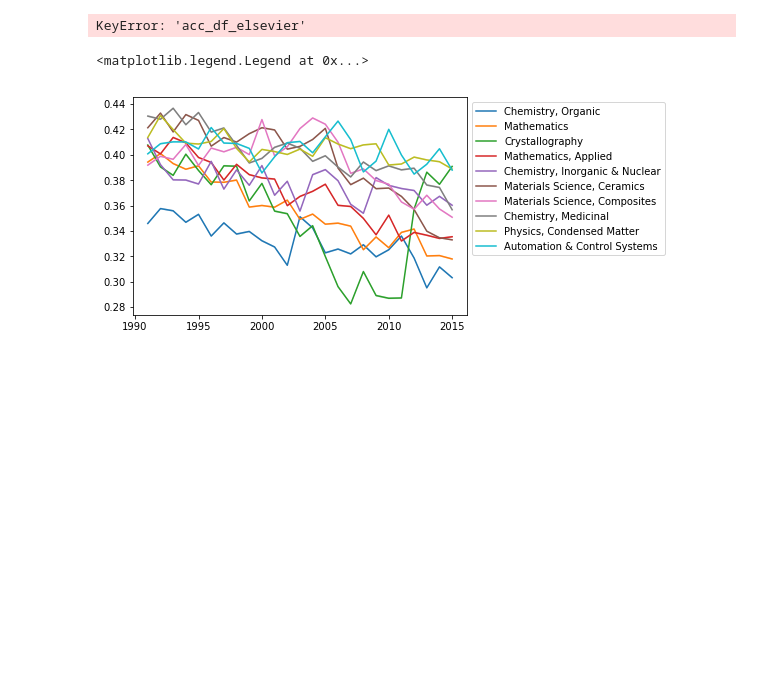
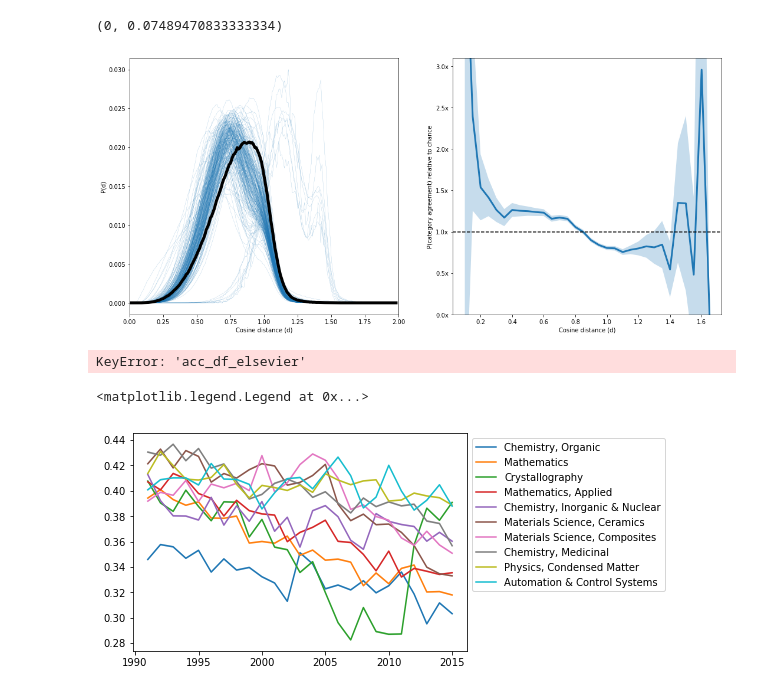
Before and after one commit to jlorince/wos-text-dynamics, a Jupyter notebook: notebooks/eval.ipynb, the cells around one changed output. Cells and saved outputs as stored; diff of their text form; code cells hidden in the pictures; blank space fills up the shorter version.

```diff
--- a/notebooks/eval.ipynb
+++ b/notebooks/eval.ipynb
@@ -140,3 +98,34 @@ plt.xlim(0,2)
+# %%
+fig,axes = plt.subplots(1,2,figsize=(18,8))
+ax = axes[0]
+bins = np.arange(0,2,.01)
+for r in range(251):
+    ax.plot(bins[:-1],cat_results_binned[r]/cat_results_binned[r].sum(),lw=.25,c=colors[0],alpha=0.5)
+
+vals = np.histogram(df.dist,bins=bins)[0]
+ax.plot(bins[:-1],vals/vals.sum(),lw=5,c='k',label='randomly sampled pairs')
+
+ax.set_xlabel('Cosine distance (d)')
+ax.set_ylabel('P(d)')
+ax.set_xlim(0,2)
+
+ax = axes[1]
+bins = np.arange(0,2,.05)
+m = df.groupby(np.digitize(df.dist,bins=bins)).agree.mean()
+ci = df.groupby(np.digitize(df.dist,bins=bins)).agree.apply(lambda x: 1.96 * np.std(x)/np.sqrt(len(x)))
+#fig,ax = plt.subplots(1,1,figsize=(12,8))
+x = bins[m.index]
+ax.plot(x,m.values,lw=3)#,marker='.',ms=10)
+ax.fill_between(x,m+ci,m-ci,alpha=.25)
+ax.set_xlabel('Cosine distance (d)')
+ax.set_ylabel('P(category agreement) relative to chance');
+ax.axhline(df.agree.mean(),c='k',ls='--')
+ax.set_yticks(np.arange(0,3.1,.5)*df.agree.mean())
+ax.set_yticklabels(["{}x".format(t) for t in np.arange(0,3.1,.5)])
+ax.set_ylim(0,3.1*df.agree.mean())
+# %% [output]
+(0, 0.07489470833333334)
+[figure, added]
 # %%
 mode = 'elsevier'
 df = vars()['acc_df_elsevier']
```
Also changed, not shown: parts of 12 cells of this notebook, 3 other files.
